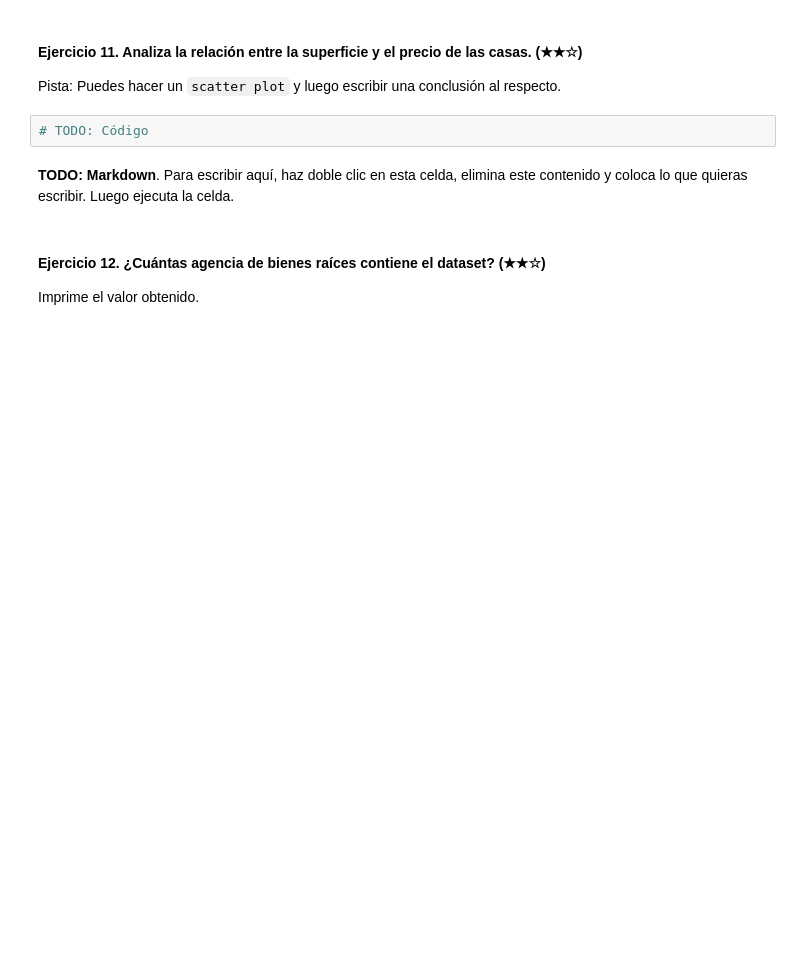
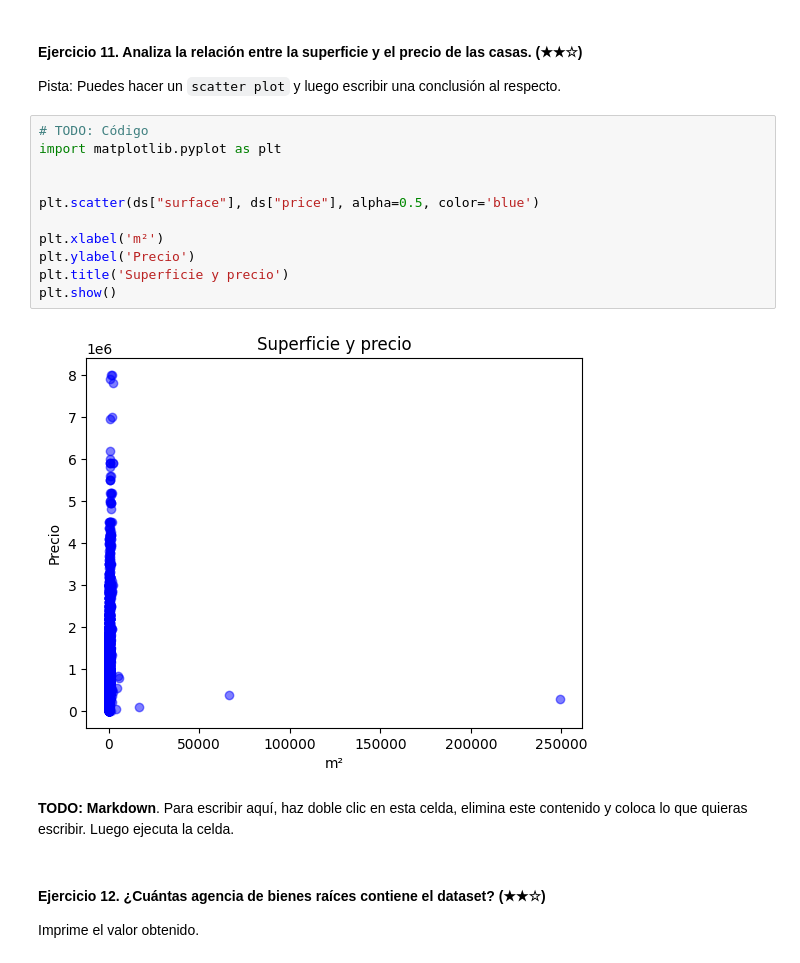
Before and after one commit to AnderTxuCode/anderbermudo-realestate-datacleanup-exercise, a Jupyter notebook: project.es.ipynb, the cells around one changed output. Saved outputs shown, nothing was run; the diff lists cells and outputs as text; blank space fills up the shorter version.

```diff
--- a/project.es.ipynb
+++ b/project.es.ipynb
@@ -158,6 +212,17 @@ Pista: Crea una nueva columna llamada `pps` (*price per square* o precio por met
 Pista: Puedes hacer un `scatter plot` y luego escribir una conclusión al respecto.
 # %%
 # TODO: Código
+import matplotlib.pyplot as plt
+
+
+plt.scatter(ds["surface"], ds["price"], alpha=0.5, color='blue')
+
+plt.xlabel('m²')
+plt.ylabel('Precio')
+plt.title('Superficie y precio')
+plt.show()
+# %% [output]
+[figure, added]
 # %% [markdown]
 **TODO: Markdown**. Para escribir aquí, haz doble clic en esta celda, elimina este contenido y coloca lo que quieras escribir. Luego ejecuta la celda.
 # %% [markdown]
```
Also changed, not shown: parts of 9 cells of this notebook.
